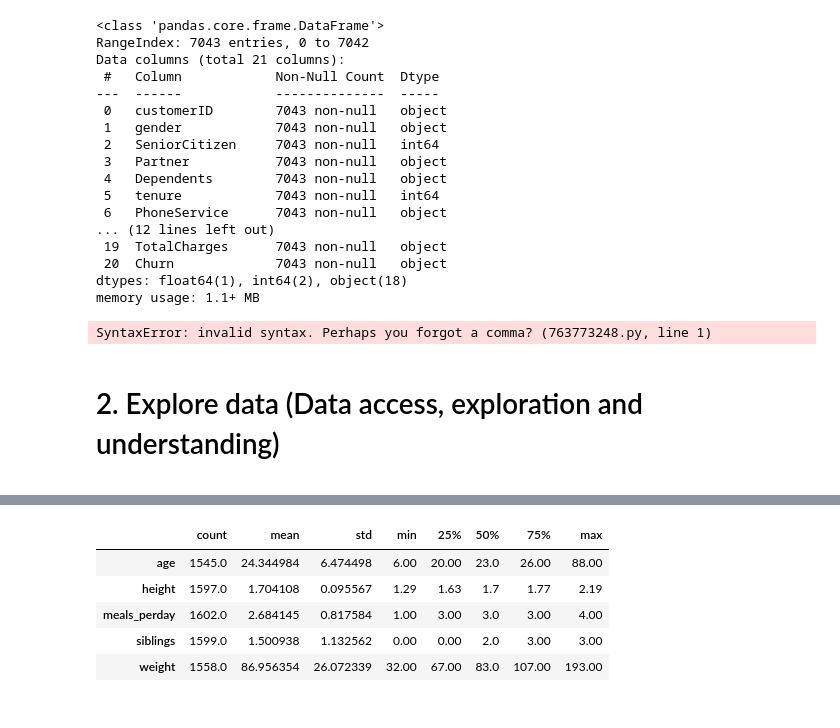
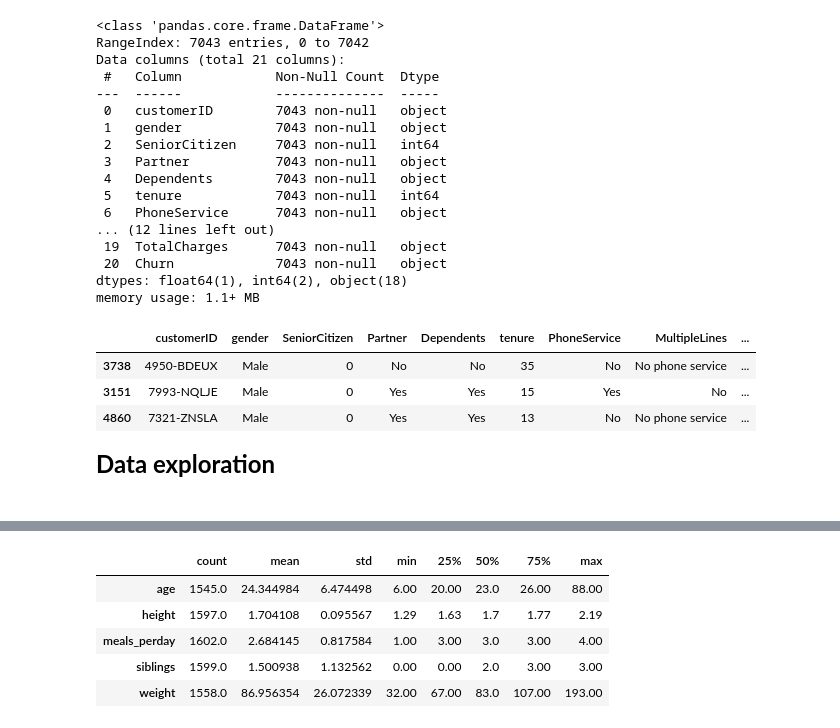
Before and after one commit to inesbchainho/machine_learning_feb2026, a Jupyter notebook: ML_Group16_Notebook.ipynb, the cells around one changed output, grey strips where cells are left out. Drawn from its saved outputs; the diff is of its cells as text; code cells hidden in the pictures.

```diff
--- a/ML_Group16_Notebook.ipynb
+++ b/ML_Group16_Notebook.ipynb
@@ -59,15 +57,14 @@ Data columns (total 21 columns):
 dtypes: float64(1), int64(2), object(18)
 memory usage: 1.1+ MB
 # %%
-x = data.drop(columns=['Churn'], axis=1 inplace=True)
+x = data.drop(columns=['Churn'], axis=1)
 y = data['Churn']
-x_train, x_test, y_train, y_test = train_test_split(x,y, test_size=0.2, random_state=42, shuffle=True, stratify="Churn")
+x_train, x_test, y_train, y_test = train_test_split(x,y, test_size=0.2, random_state=42, shuffle=True, stratify=y)
 x_train.head(3)
 # %% [output]
-SyntaxError: invalid syntax. Perhaps you forgot a comma? (763773248.py, line 1)
+|  | customerID | gender | SeniorCitizen | Partner | Dependents | tenure | PhoneService | MultipleLines | ... |
+| 3738 | 4950-BDEUX | Male | 0 | No | No | 35 | No | No phone service | ... |
+| 3151 | 7993-NQLJE | Male | 0 | Yes | Yes | 15 | Yes | No | ... |
+| 4860 | 7321-ZNSLA | Male | 0 | Yes | Yes | 13 | No | No phone service | ... |
 # %% [markdown]
-<a class="anchor" id="">
-
-# 2. Explore data (Data access, exploration and understanding)
-
-</a>
+<b><font size="5">Data exploration</font></b><br><br>
```
Also changed, not shown: parts of 7 cells of this notebook.
